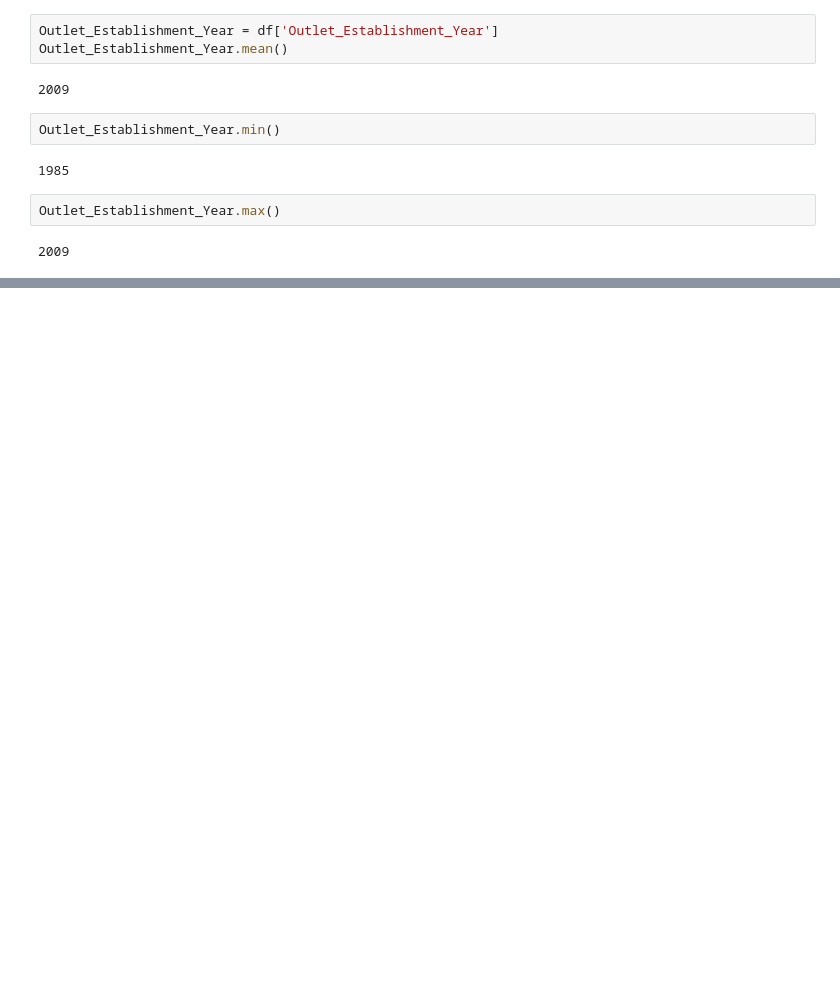
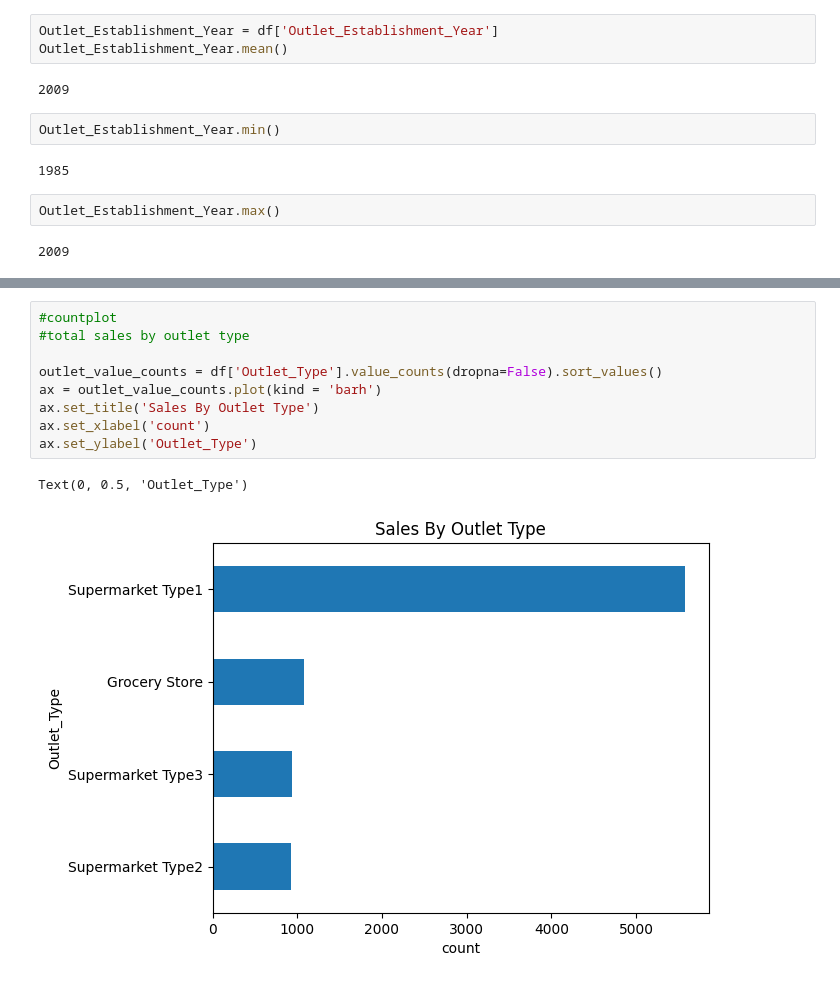
Before and after one commit to Desh86/Prediction-of-Product-Sales, a Jupyter notebook: Untitled2.ipynb, the cells around one changed output, grey strips where cells are left out. Drawn from its saved outputs; the diff is of its cells as text; blank space fills up the shorter version.

```diff
--- a/Untitled2.ipynb
+++ b/Untitled2.ipynb
@@ -231,0 +295,12 @@ Outlet_Establishment_Year.max()
+# %%
+#countplot
+#total sales by outlet type
+
+outlet_value_counts = df['Outlet_Type'].value_counts(dropna=False).sort_values()
+ax = outlet_value_counts.plot(kind = 'barh')
+ax.set_title('Sales By Outlet Type')
+ax.set_xlabel('count')
+ax.set_ylabel('Outlet_Type')
+# %% [output]
+Text(0, 0.5, 'Outlet_Type')
+[figure, added]
```
Also changed, not shown: parts of 13 cells of this notebook.
